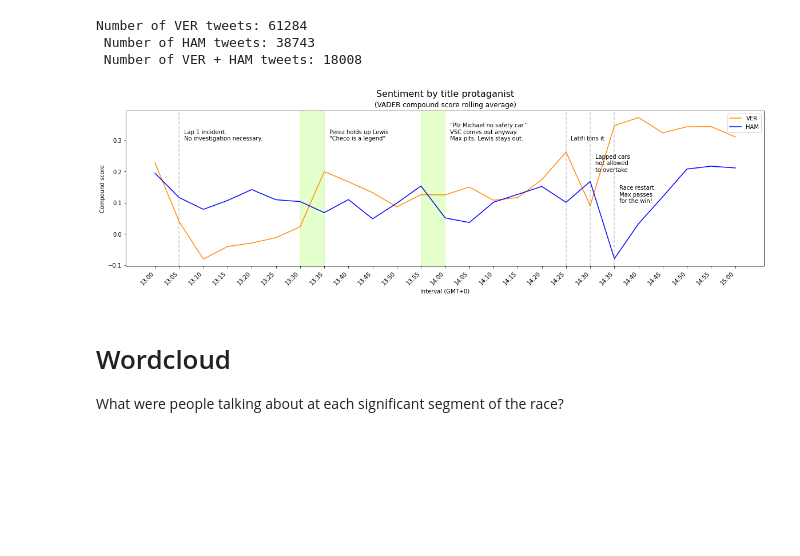
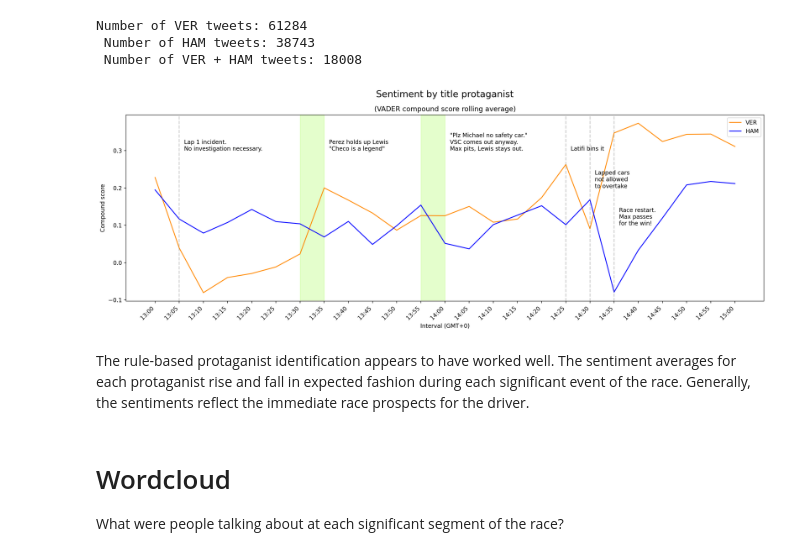
Before and after one commit to glennfang/sentiment-analysis-abudhabigp, a Jupyter notebook: notebooks/3_sentiment_analysis.ipynb, the cells around one changed output. Cells and saved outputs as stored; diff of their text form; code cells hidden in the pictures; blank space fills up the shorter version.

Commit message:
Refined visualisations

```diff
--- a/notebooks/3_sentiment_analysis.ipynb
+++ b/notebooks/3_sentiment_analysis.ipynb
@@ -30,7 +30,8 @@ from google.colab import drive
 drive.mount('/content/drive/')
 !ls "/content/drive/My Drive"
 # %%
-tweets_clean = pd.read_parquet('drive/My Drive/data/abudhabigp_tweets_clean.gzip')
+file_path = 'drive/My Drive/sentiment_analysis_abudhabigp/data/abudhabigp_tweets_clean.gzip'
+tweets_clean = pd.read_parquet(file_path)
 
 print(len(tweets_clean))
 tweets_clean.head()
@@ -242,7 +244,7 @@ ver_tweets['rolling_avg'] = ver_tweets['vader_comp'].rolling(int(len(ver_tweets)
 ham_tweets['rolling_avg'] = ham_tweets['vader_comp'].rolling(int(len(ham_tweets)/div)).mean()
 both_tweets['rolling_avg'] = both_tweets['vader_comp'].rolling(int(len(both_tweets)/div)).mean()
 # %%
-plt.subplots(figsize=(20, 5))
+plt.subplots(figsize=(20, 6), dpi = 200)
 
 sns.lineplot(x = 'interval',
              y = 'rolling_avg',
@@ -268,34 +270,36 @@ plt.text(x = 7.2, y = 0.3, s = 'Perez holds up Lewis\n"Checo is a legend"',
 
 plt.axvspan(11, 12, color='lawngreen', alpha = 0.2)
 plt.text(x = 12.2, y = 0.3,
          s = '"Plz Michael no safety car."\nVSC comes out anyway.\nMax pits, Lewis stays out.',
          horizontalalignment = 'left',
          rotation=0)
 
 plt.axvline(x = '14:25', color = 'grey', alpha = 0.4, linestyle = '--')
 plt.text(x = 17.2, y = 0.3,
          s = 'Latifi bins it',
          horizontalalignment = 'left',
          rotation=0)
 
 plt.axvline(x = '14:30', color = 'grey', alpha = 0.4, linestyle = '--')
 plt.text(x = 18.2, y = 0.2,
          s = 'Lapped cars\nnot allowed\nto overtake',
          horizontalalignment = 'left',
          rotation=0)
 
 plt.axvline(x = '14:35', color = 'grey', alpha = 0.4, linestyle = '--')
 plt.text(x = 19.2, y = 0.1,
          s = 'Race restart.\nMax passes\nfor the win!',
          horizontalalignment = 'left',
          rotation=0)
 
 plt.suptitle('       Sentiment by title protaganist', fontsize=16)
 plt.title('(VADER compound score rolling average)', fontsize=12)
 plt.xlabel('Interval (GMT+0)')
 plt.ylabel('Compound score');
 # %% [output]
-[figure, old version]
+[figure, new version]
+# %% [markdown]
+The rule-based protaganist identification appears to have worked well. The sentiment averages for each protaganist rise and fall in expected fashion during each significant event of the race. Generally, the sentiments reflect the immediate race prospects for the driver.
 # %% [markdown]
 # Wordcloud
 
```
Also changed, not shown: parts of 5 cells of this notebook.
